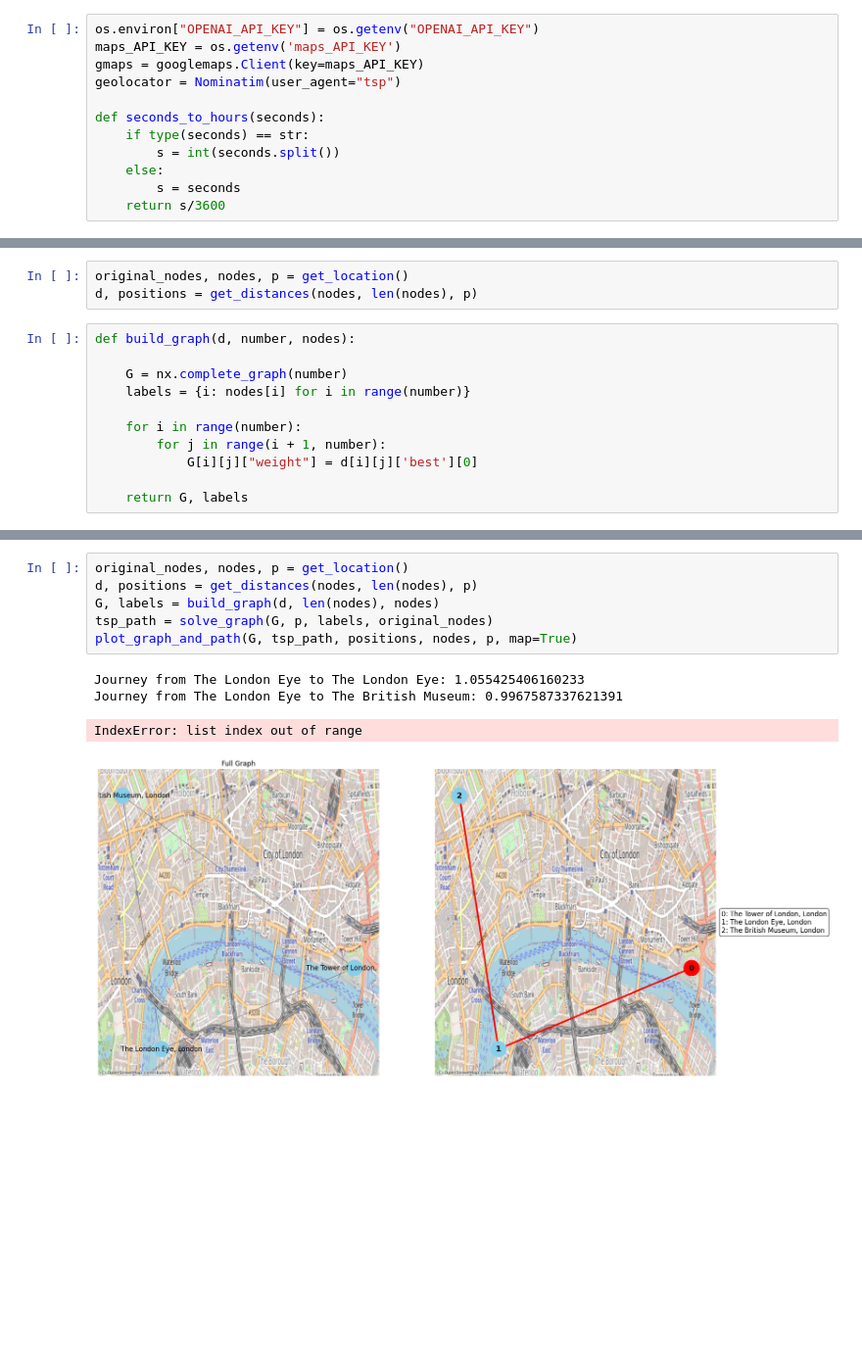
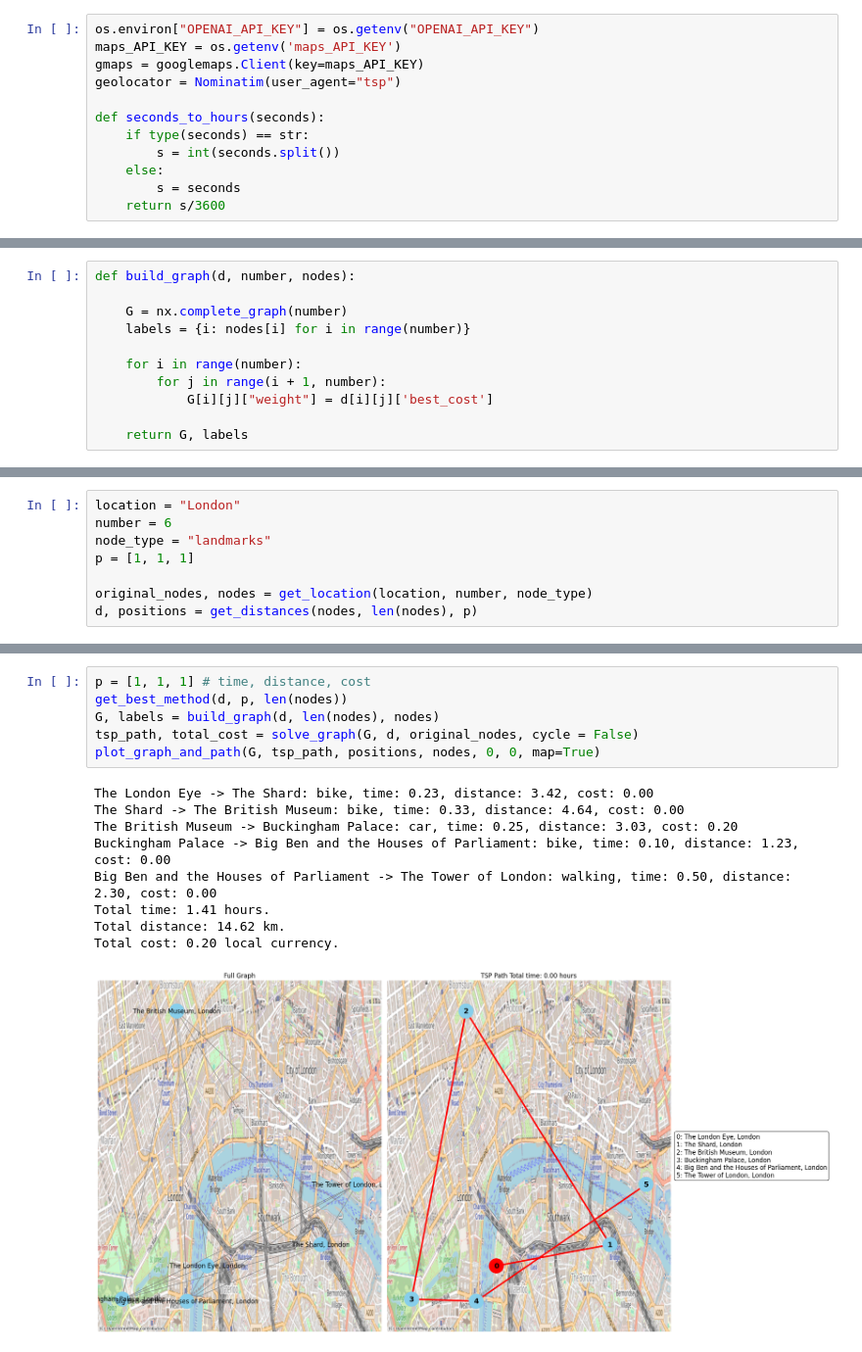
Before and after one commit to gabriellelittle1/LLM-TSP, a Jupyter notebook: wip.ipynb, the cells around one changed output, grey strips where cells are left out. Shown at 98% size. Cells and saved outputs as stored; diff of their text form; blank space fills up the shorter version.

Commit message:
updated wip
Working version of wip with several placeholders for actual values. Cost is now weighted (determined by user).

```diff
--- a/wip.ipynb
+++ b/wip.ipynb
@@ -216,0 +244,11 @@ def get_distances(nodes, number, p):
+# %%
+def build_graph(d, number, nodes):
+
+    G = nx.complete_graph(number)
+    labels = {i: nodes[i] for i in range(number)}
+
+    for i in range(number):
+        for j in range(i + 1, number):
+            G[i][j]["weight"] = d[i][j]['best_cost']
+
+    return G, labels
@@ -217,14 +281,8 @@ def get_distances(nodes, number, p):
 # %%
-original_nodes, nodes, p = get_location()
+location = "London"
+number = 6
+node_type = "landmarks"
+p = [1, 1, 1]
+
+original_nodes, nodes = get_location(location, number, node_type)
 d, positions = get_distances(nodes, len(nodes), p)
-# %%
-def build_graph(d, number, nodes):
-
-    G = nx.complete_graph(number)
-    labels = {i: nodes[i] for i in range(number)}
-
-    for i in range(number):
-        for j in range(i + 1, number):
-            G[i][j]["weight"] = d[i][j]['best'][0]
-
-    return G, labels
@@ -421,11 +289,16 @@ def plot_graph_and_path(G, tsp_path, positions, nodes, total_cost, p, map=True):
 # %%
-original_nodes, nodes, p = get_location()
-d, positions = get_distances(nodes, len(nodes), p)
+p = [1, 1, 1] # time, distance, cost
+get_best_method(d, p, len(nodes))
 G, labels = build_graph(d, len(nodes), nodes)
-tsp_path = solve_graph(G, p, labels, original_nodes)
-plot_graph_and_path(G, tsp_path, positions, nodes, p, map=True)
+tsp_path, total_cost = solve_graph(G, d, original_nodes, cycle = False)
+plot_graph_and_path(G, tsp_path, positions, nodes, 0, 0, map=True)
 # %% [output]
-Journey from The London Eye to The London Eye: 1.055425406160233
-Journey from The London Eye to The British Museum: 0.9967587337621391
+The London Eye -> The Shard: bike, time: 0.23, distance: 3.42, cost: 0.00
+The Shard -> The British Museum: bike, time: 0.33, distance: 4.64, cost: 0.00
+The British Museum -> Buckingham Palace: car, time: 0.25, distance: 3.03, cost: 0.20
+Buckingham Palace -> Big Ben and the Houses of Parliament: bike, time: 0.10, distance: 1.23, cost: 0.00
+Big Ben and the Houses of Parliament -> The Tower of London: walking, time: 0.50, distance: 2.30, cost: 0.00
+Total time: 1.41 hours.
+Total distance: 14.62 km.
+Total cost: 0.20 local currency.
-IndexError: list index out of range
-[figure, old version]
+[figure, new version]
```
Also changed, not shown: parts of 13 cells of this notebook, 2 other files.
